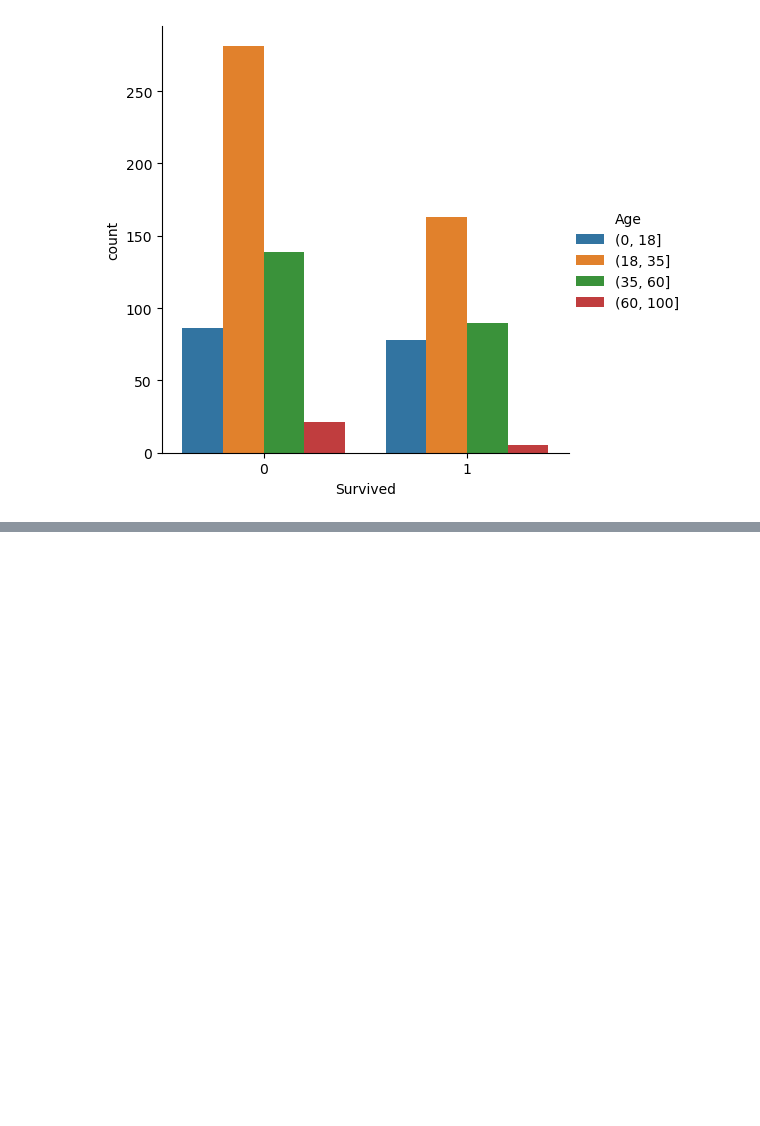
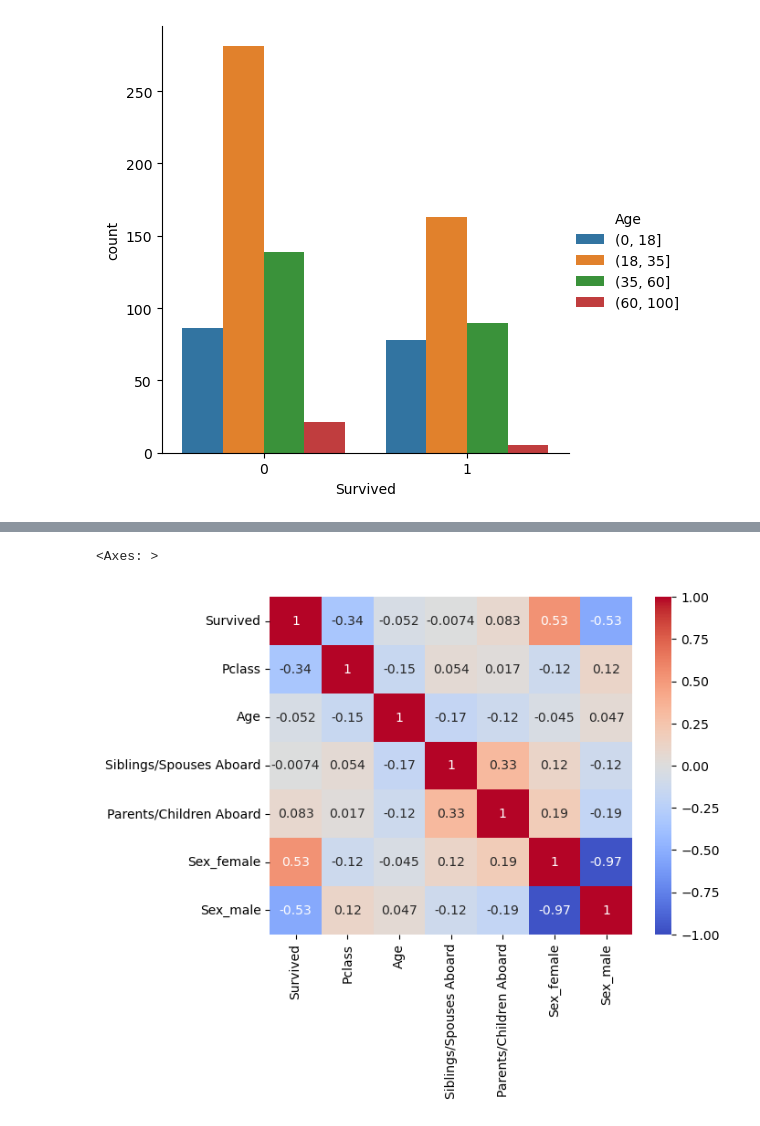
Before and after one commit to kawsar11499/My_Data_Science_Projects, a Jupyter notebook: titanic_mohammed_k_uddin.ipynb, the cells around one changed output, grey strips where cells are left out. Cells and saved outputs as stored; diff of their text form; code cells hidden in the pictures; blank space fills up the shorter version.

```diff
--- a/titanic_mohammed_k_uddin.ipynb
+++ b/titanic_mohammed_k_uddin.ipynb
@@ -152,0 +185,6 @@ sns.catplot(df, hue=age_groups, x='Survived', kind='count')
+# %%
+# correlatin heatmap
+df_subset = df[['Survived','Pclass','Age','Sex','Siblings/Spouses Aboard','Parents/Children Aboard']]
+# df['Sex'].unique()
+df_encoded = pd.get_dummies(df_subset, columns=['Sex'])
+df_encoded.head(5)
@@ -152,0 +198,6 @@ sns.catplot(df, hue=age_groups, x='Survived', kind='count')
+# %%
+corr_matrix = df_encoded.corr()
+sns.heatmap(corr_matrix, annot=True, cmap='coolwarm', vmin=-1, vmax=1)
+# %% [output]
+<Axes: >
+[figure, added]
```
Also changed, not shown: parts of 19 cells of this notebook.
